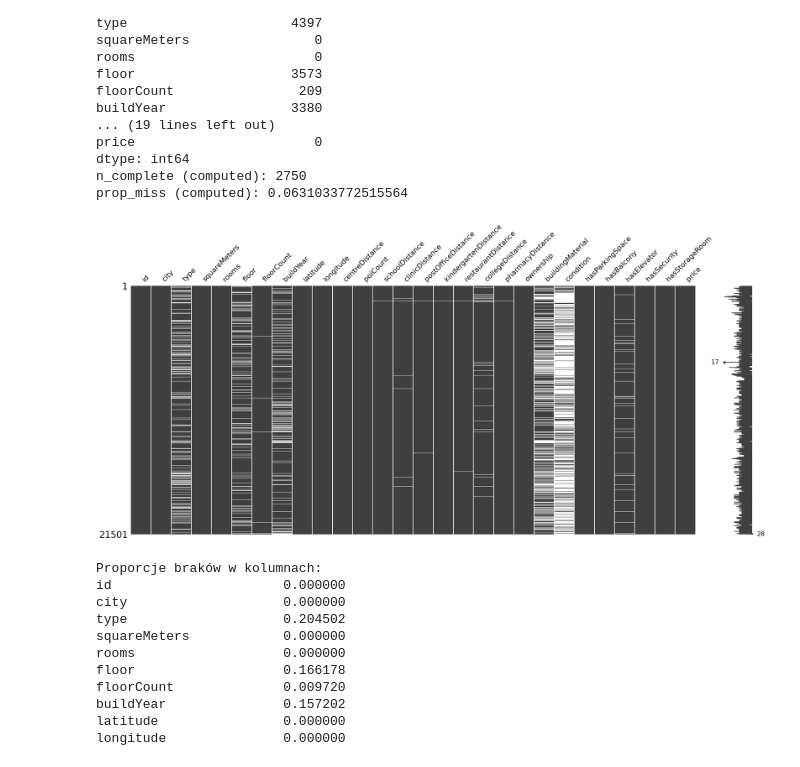
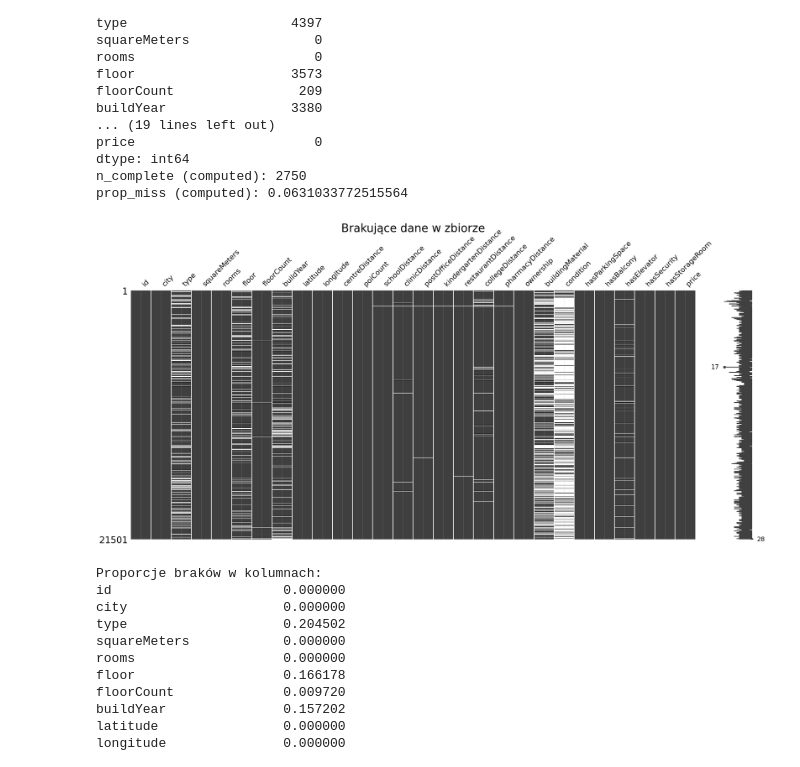
Before and after one commit to majadoris778/Analiza-Danych-R-i-Python-Grupa-Wsparcie-Projektowe, a Jupyter notebook: Projekt.ipynb, the cells around one changed output. Drawn from its saved outputs; the diff is of its cells as text; code cells hidden in the pictures.

```diff
--- a/Projekt.ipynb
+++ b/Projekt.ipynb
@@ -281,18 +282,19 @@ dtype: int64
 n_complete (computed): 2750
 prop_miss (computed): 0.0631033772515564
 # %%
-# wizualizacja brakujących danych
 import missingno as msno
-# jeśli plt nie jest zdefiniowane
-try:
-	plt
-except NameError:
-	import matplotlib.pyplot as plt
+import matplotlib.pyplot as plt
 
-msno.matrix(df)
+ax = msno.matrix(df)
+
+ax.set_title('Brakujące dane w zbiorze', fontsize=25, y=1.225)
+
+# Opcjonalnie: siatka (choć msno ma specyficzny styl i może to wyglądać różnie)
+ax.grid(alpha=0.3)
+
 plt.show()
 # %% [output]
-[figure, old version]
+[figure, new version]
 # %%
 # proporcja braków w poszczególnych kolumnach
 prop_miss_cols = df.isna().sum() / df.shape[0]
```
Also changed, not shown: parts of 3 cells of this notebook.
